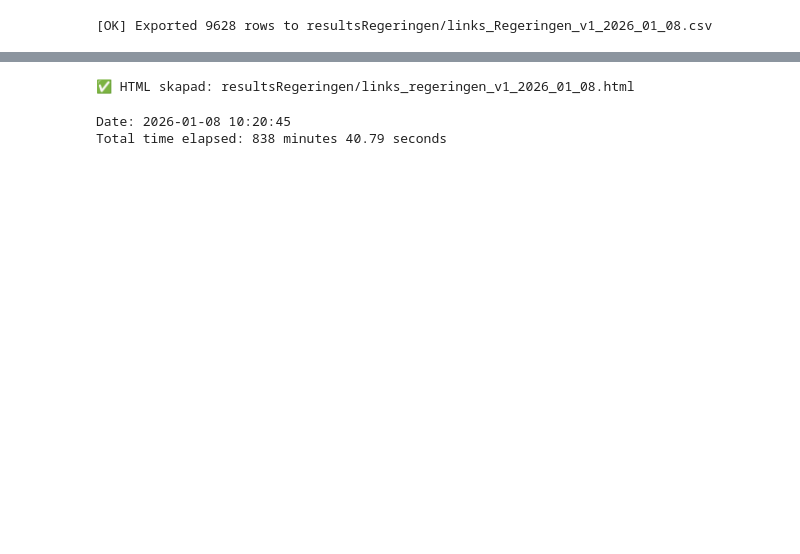
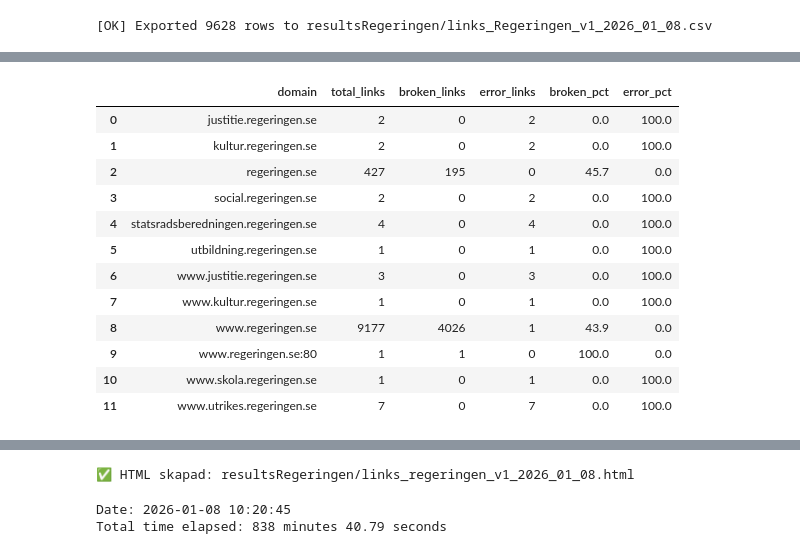
Before and after one commit to salgo60/SCB-Wikidata, a Jupyter notebook: notebook/Regeringskansliet_49.ipynb, the cells around one changed output, grey strips where cells are left out. Cells and saved outputs as stored; diff of their text form; code cells hidden in the pictures; blank space fills up the shorter version.

```diff
--- a/notebook/Regeringskansliet_49.ipynb
+++ b/notebook/Regeringskansliet_49.ipynb
@@ -427,0 +697,14 @@ print(f"[OK] Exported {len(df_regeringen)} rows to {outfile}")
+# %%
+ROOTS = {
+    "http://www.regeringen.se/",
+    "https://www.regeringen.se/",
+}
+
+mask_root_ok = (
+    df_regeringen["url"].isin(ROOTS)
+    & df_regeringen["final_url"].isin(ROOTS)
+    & (df_regeringen["status"] == "dead")
+)
+
+df_regeringen.loc[mask_root_ok, "status"] = "ok"
+df_regeringen.loc[mask_root_ok, "reason"] = "canonical root redirect"
@@ -427,0 +789,41 @@ print(f"[OK] Exported {len(df_regeringen)} rows to {outfile}")
+# %%
+from urllib.parse import urlparse
+
+df = df_regeringen.copy()
+
+df["domain"] = df["url"].apply(
+    lambda u: urlparse(u).netloc.lower() if pd.notna(u) else None
+)
+domain_stats = (
+    df
+    .groupby("domain")
+    .agg(
+        total_links=("url", "count"),
+        broken_links=("status", lambda s: (s == "dead").sum()),
+        error_links=("status", lambda s: (s == "error").sum()),
+    )
+    .reset_index()
+)
+domain_stats["broken_pct"] = (
+    100 * domain_stats["broken_links"] / domain_stats["total_links"]
+).round(1)
+
+domain_stats["error_pct"] = (
+    100 * domain_stats["error_links"] / domain_stats["total_links"]
+).round(1)
+# %%
+domain_stats
+# %% [output]
+|  | domain | total_links | broken_links | error_links | broken_pct | error_pct |
+| 0 | justitie.regeringen.se | 2 | 0 | 2 | 0.0 | 100.0 |
+| 1 | kultur.regeringen.se | 2 | 0 | 2 | 0.0 | 100.0 |
+| 2 | regeringen.se | 427 | 195 | 0 | 45.7 | 0.0 |
+| 3 | social.regeringen.se | 2 | 0 | 2 | 0.0 | 100.0 |
+| 4 | statsradsberedningen.regeringen.se | 4 | 0 | 4 | 0.0 | 100.0 |
+| 5 | utbildning.regeringen.se | 1 | 0 | 1 | 0.0 | 100.0 |
+| 6 | www.justitie.regeringen.se | 3 | 0 | 3 | 0.0 | 100.0 |
+| 7 | www.kultur.regeringen.se | 1 | 0 | 1 | 0.0 | 100.0 |
+| 8 | www.regeringen.se | 9177 | 4026 | 1 | 43.9 | 0.0 |
+| 9 | www.regeringen.se:80 | 1 | 1 | 0 | 100.0 | 0.0 |
+| 10 | www.skola.regeringen.se | 1 | 0 | 1 | 0.0 | 100.0 |
+| 11 | www.utrikes.regeringen.se | 7 | 0 | 7 | 0.0 | 100.0 |
```
Also changed, not shown: parts of 34 cells of this notebook, 2 other files.
